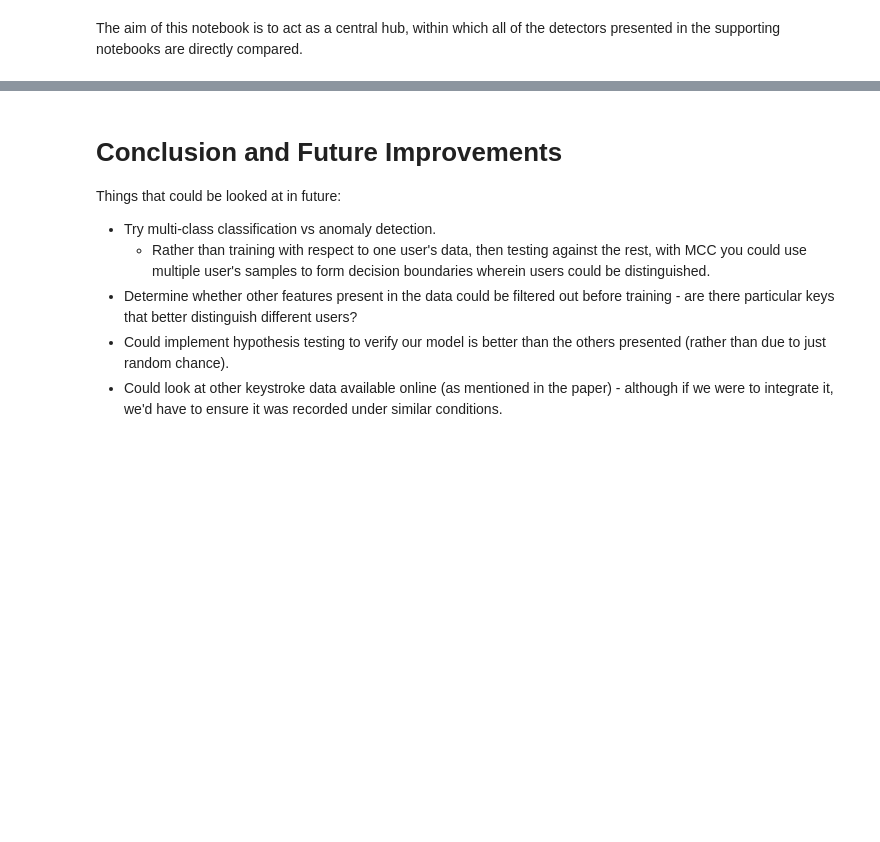
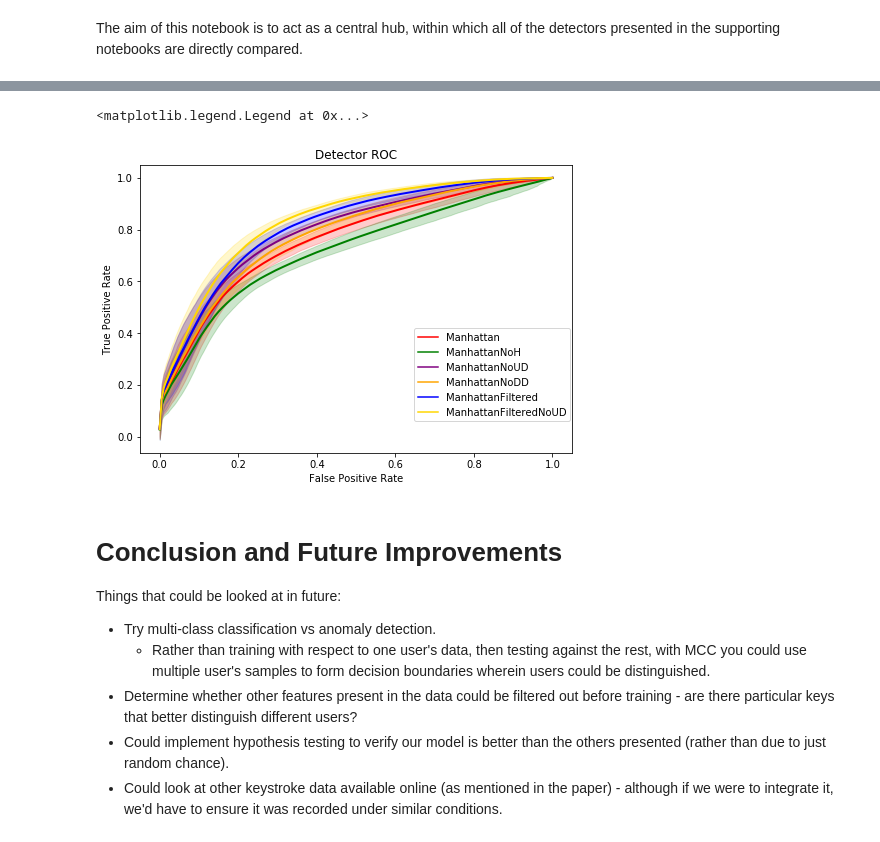
Before and after one commit to antonyfray/keystroke-dynamics-cmu, a Jupyter notebook: compareDetectors.ipynb, the cells around one changed output, grey strips where cells are left out. Saved outputs shown, nothing was run; the diff lists cells and outputs as text; code cells hidden in the pictures; blank space fills up the shorter version.

Commit message:
Refactor compDet to use loops for printing and plotting

```diff
--- a/compareDetectors.ipynb
+++ b/compareDetectors.ipynb
@@ -19,10 +19,12 @@ subjects = df["subject"].unique()
 # Define a general Manhattan class capable of producing various models
 
 # Variables:
+# name - string - name of model
 # df - the dataframe
 # subjects - unique subjects within the dataframe
 # useFilter - boolean - controls whether to apply a filter to the training vector
 # featExclRegex - string - regex through which features in the dataframe can be excluded from training
+# plotCol - string - colour to use when plotting this detector's performance
 # mean_vector - np.array(float) - mean values of training data
 # user_dists - list(float) - cityblock distances computed while testing on genuine user data
 # imposter_dists - list(float) - cityblock distances computed while testing on imposter user data
@@ -39,11 +41,13 @@ subjects = df["subject"].unique()
 
 
 class Manhattan:
-    def __init__(self, df, useFilter, featExclRegex):
+    def __init__(self, name, df, useFilter, featExclRegex, plotCol):
+        self.name = name
         self.df = df
         self.subjects = df["subject"].unique()
         self.useFilter = useFilter
         self.featExclRegex = featExclRegex
+        self.plotCol = plotCol
         self.mean_vector = []
         self.user_dists = []
         self.imposter_dists = []
@@ -141,5 +145,11 @@ class Manhattan:
 
         self.eer_average = np.mean(self.eer_list)
         self.eer_average_std = np.std(self.eer_list, ddof=0)
+
+    def calc_percent_improve(self,nominal):
+        return (nominal.eer_average-self.eer_average)/nominal.eer_average*100
+
+    def output_values(self,nominal):
+        print("%s | %.3f | %.3f | %.3f" % (self.name, self.eer_average, self.eer_average_std, self.calc_percent_improve(nominal)))
 # %%
 # Define model instances
@@ -209,0 +171,6 @@ fig.legend(loc=[0.65,0.2],handles=[leg_mh,leg_mhH,leg_mhUD,leg_mhDD,leg_mhF,leg_
+# %%
+# Evaluate models
+print("Detector | Average EER | Average EER Std Dev | % Improvement vs Nominal")
+for det in detector_list:
+    det.evaluate()
+    det.output_values(detector_list[0]) #detector_list[0] is nominal - used for % improvement calc
@@ -210,20 +185,24 @@ fig.legend(loc=[0.65,0.2],handles=[leg_mh,leg_mhH,leg_mhUD,leg_mhDD,leg_mhF,leg_
 # %%
-'''
-# not finished but this is the logic
-def compare_roc(detector_list):
-    fig = plt.figure()
-    ax = fig.add_axes([0,0,1,1])
-    ax.set_title('Manhattan ROC')
-    ax.set_xlabel('False Positive Rate')
-    ax.set_ylabel('True Positive Rate')
-    leg_list = []
-    for det in detector_list:
-        ax.plot(det.fpr_thresh,np.mean(det.interp_tpr_lst,axis=0),'red',ls='-',lw=2,label='Manhattan')
-        ax.fill_between(det.fpr_thresh, det.tpr_lower, det.tpr_upper, color='red', alpha=0.2)
-        leg = mlines.Line2D([],[],color='red',linestyle="-",label='Manhattan')
-        leg_list.append(leg)
-    fig.legend(loc=[0.65,0.2],handles=[leg_list])
-'''
+# Plot ROCs of different models
+# This is obviously a lot of copy paste - plan to refactor into a function ASAP
+fig = plt.figure()
+ax = fig.add_axes([0,0,1,1])
+ax.set_title('Detector ROC')
+ax.set_xlabel('False Positive Rate')
+ax.set_ylabel('True Positive Rate')
+
+leg_list = []
+
+for det in detector_list:
+    ax.plot(det.fpr_thresh,np.mean(det.interp_tpr_lst,axis=0),det.plotCol,ls='-',lw=2,label=det.name)
+    ax.fill_between(det.fpr_thresh, det.tpr_lower, det.tpr_upper, color=det.plotCol, alpha=0.2)
+    leg = mlines.Line2D([],[],color=det.plotCol,linestyle="-",label=det.name)
+    leg_list.append(leg)
+
+fig.legend(loc=[0.65,0.2],handles=leg_list)
+# %% [output]
+<matplotlib.legend.Legend at 0x...>
+[figure, added]
 # %% [markdown]
 # Conclusion and Future Improvements
 Things that could be looked at in future:
```
Also changed, not shown: parts of 5 cells of this notebook.
